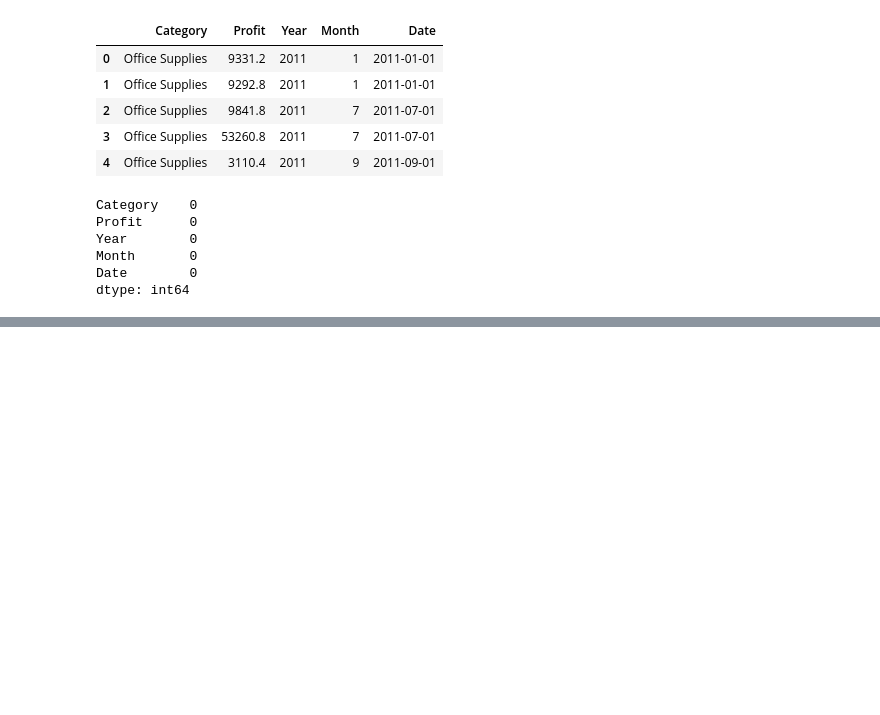
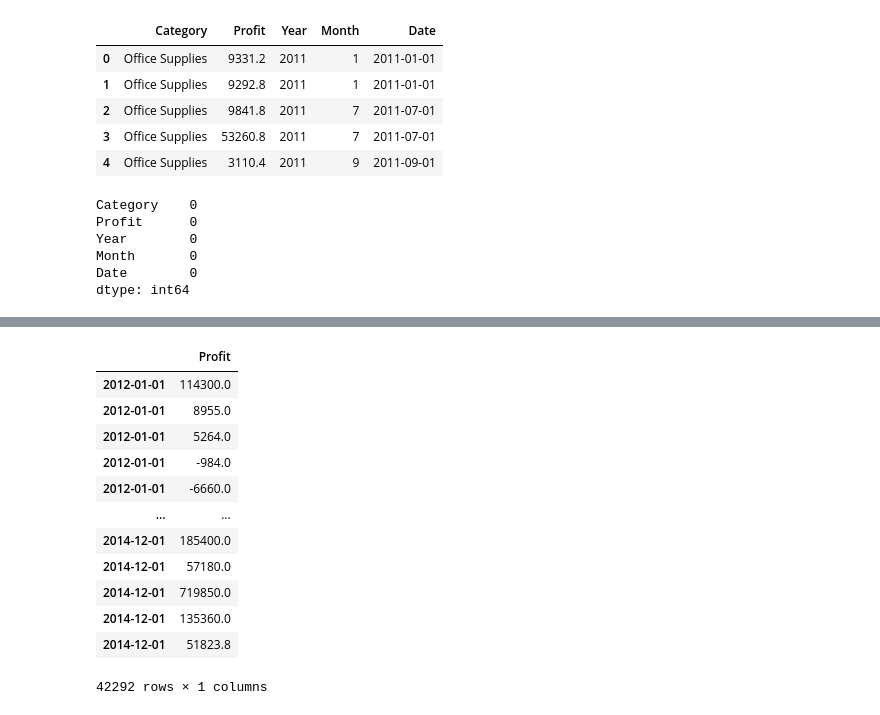
Before and after one commit to Theranmeadows97/dsc630predictiveAnalytics, a Jupyter notebook: project/milestone4.ipynb, the cells around one changed output, grey strips where cells are left out. Saved outputs shown, nothing was run; the diff lists cells and outputs as text; code cells hidden in the pictures; blank space fills up the shorter version.

```diff
--- a/project/milestone4.ipynb
+++ b/project/milestone4.ipynb
@@ -111,3 +135,19 @@ test_df = superstore_data_clean[superstore_data_clean.index >= '2013']
+# %%
+test_df
+# %% [output]
+|  | Profit |
+| 2012-01-01 | 114300.0 |
+| 2012-01-01 | 8955.0 |
+| 2012-01-01 | 5264.0 |
+| 2012-01-01 | -984.0 |
+| 2012-01-01 | -6660.0 |
+| ... | ... |
+| 2014-12-01 | 185400.0 |
+| 2014-12-01 | 57180.0 |
+| 2014-12-01 | 719850.0 |
+| 2014-12-01 | 135360.0 |
+| 2014-12-01 | 51823.8 |
+42292 rows × 1 columns
 # %%
 # Building a predictive time model
 
```
Also changed, not shown: parts of 11 cells of this notebook, 17 other files.
